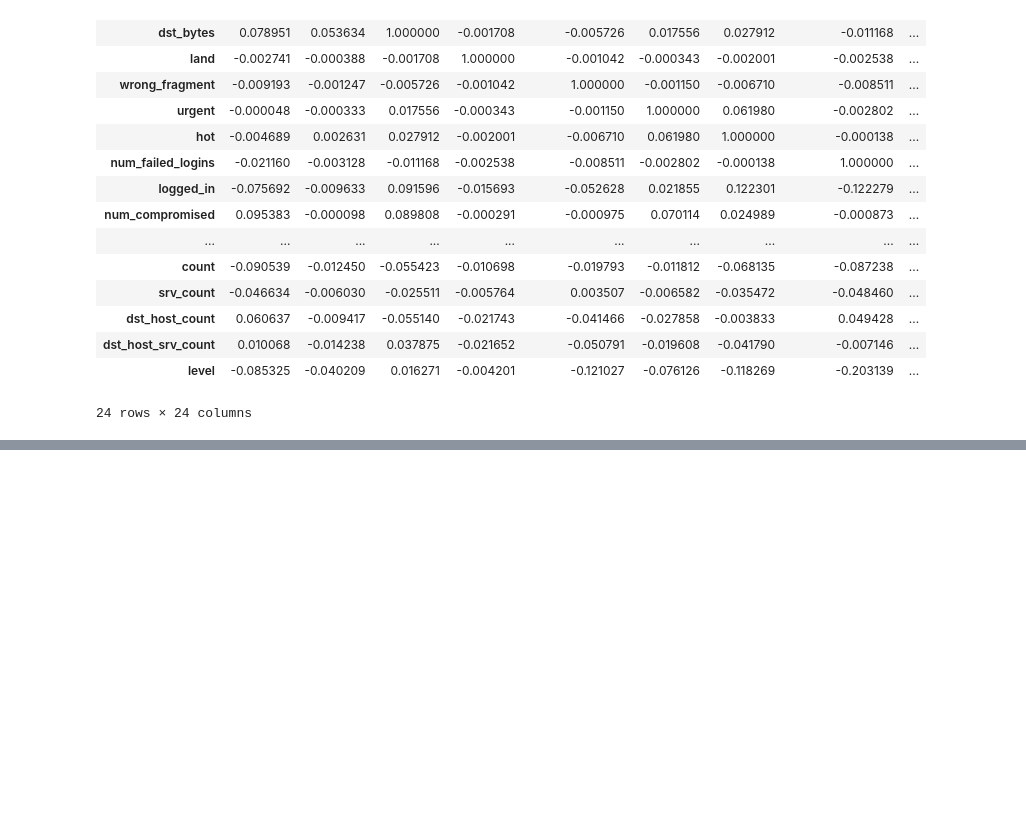
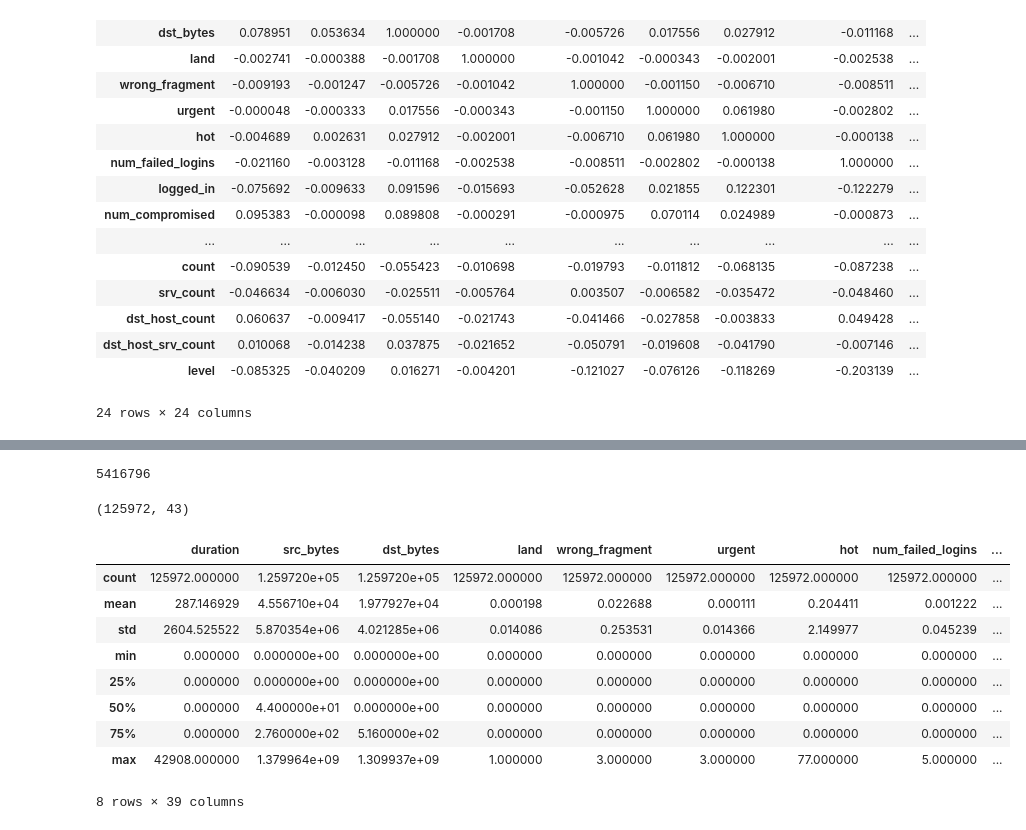
Before and after one commit to SpringBoardMentor193s/SentinelNet, a Jupyter notebook: notebooks/nsl_kdd.ipynb, the cells around one changed output, grey strips where cells are left out. Cells and saved outputs as stored; diff of their text form; code cells hidden in the pictures; blank space fills up the shorter version.

```diff
--- a/notebooks/nsl_kdd.ipynb
+++ b/notebooks/nsl_kdd.ipynb
@@ -203,0 +236,21 @@ KeyError: 'class'
+# %%
+train_df.size
+# %% [output]
+5416796
+# %%
+train_df.shape
+# %% [output]
+(125972, 43)
+# %%
+train_df.describe()
+# %% [output]
+|  | duration | src_bytes | dst_bytes | land | wrong_fragment | urgent | hot | num_failed_logins | ... |
+| count | 125972.000000 | 1.259720e+05 | 1.259720e+05 | 125972.000000 | 125972.000000 | 125972.000000 | 125972.000000 | 125972.000000 | ... |
+| mean | 287.146929 | 4.556710e+04 | 1.977927e+04 | 0.000198 | 0.022688 | 0.000111 | 0.204411 | 0.001222 | ... |
+| std | 2604.525522 | 5.870354e+06 | 4.021285e+06 | 0.014086 | 0.253531 | 0.014366 | 2.149977 | 0.045239 | ... |
+| min | 0.000000 | 0.000000e+00 | 0.000000e+00 | 0.000000 | 0.000000 | 0.000000 | 0.000000 | 0.000000 | ... |
+| 25% | 0.000000 | 0.000000e+00 | 0.000000e+00 | 0.000000 | 0.000000 | 0.000000 | 0.000000 | 0.000000 | ... |
+| 50% | 0.000000 | 4.400000e+01 | 0.000000e+00 | 0.000000 | 0.000000 | 0.000000 | 0.000000 | 0.000000 | ... |
+| 75% | 0.000000 | 2.760000e+02 | 5.160000e+02 | 0.000000 | 0.000000 | 0.000000 | 0.000000 | 0.000000 | ... |
+| max | 42908.000000 | 1.379964e+09 | 1.309937e+09 | 1.000000 | 3.000000 | 3.000000 | 77.000000 | 5.000000 | ... |
+8 rows × 39 columns
```
Also changed, not shown: parts of 15 cells of this notebook.
